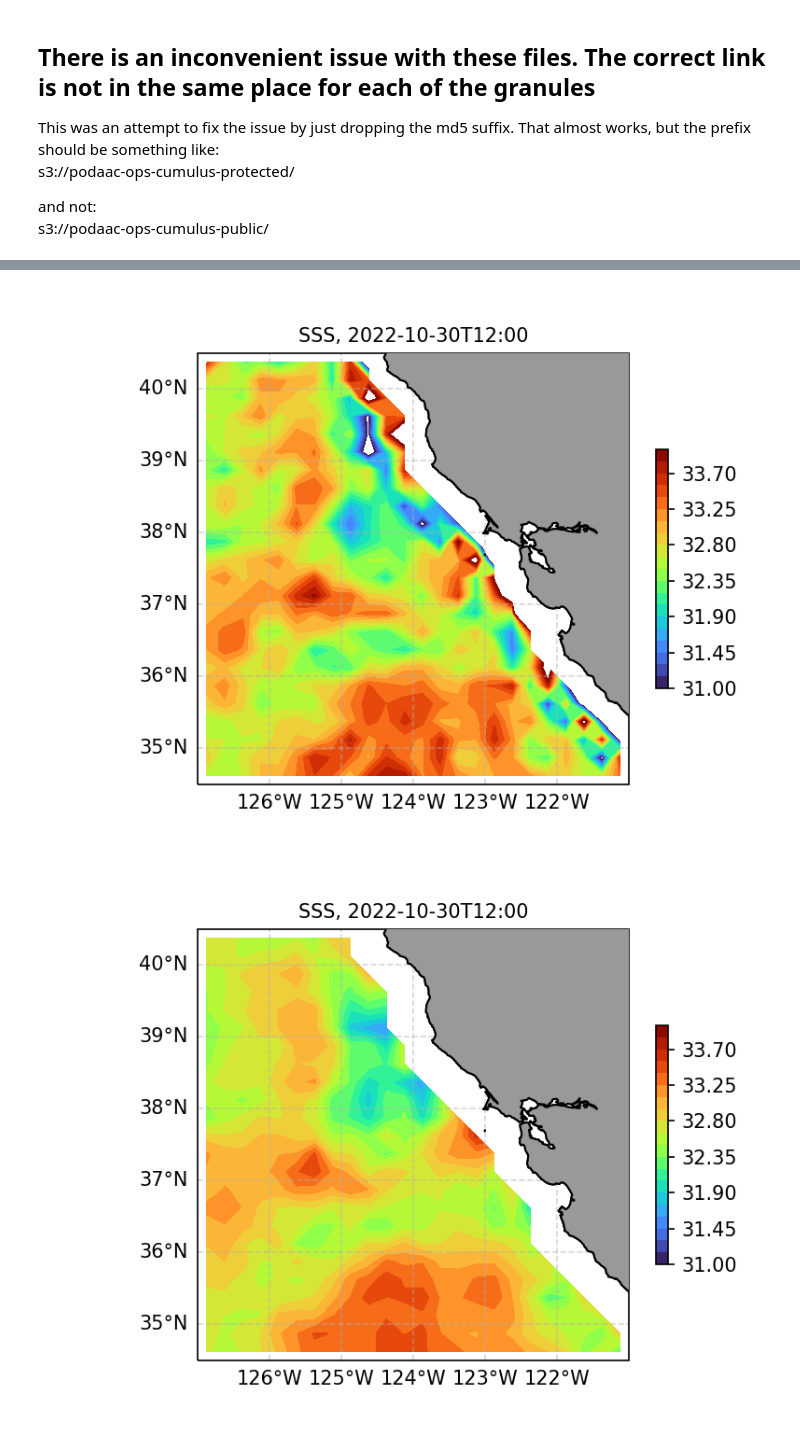
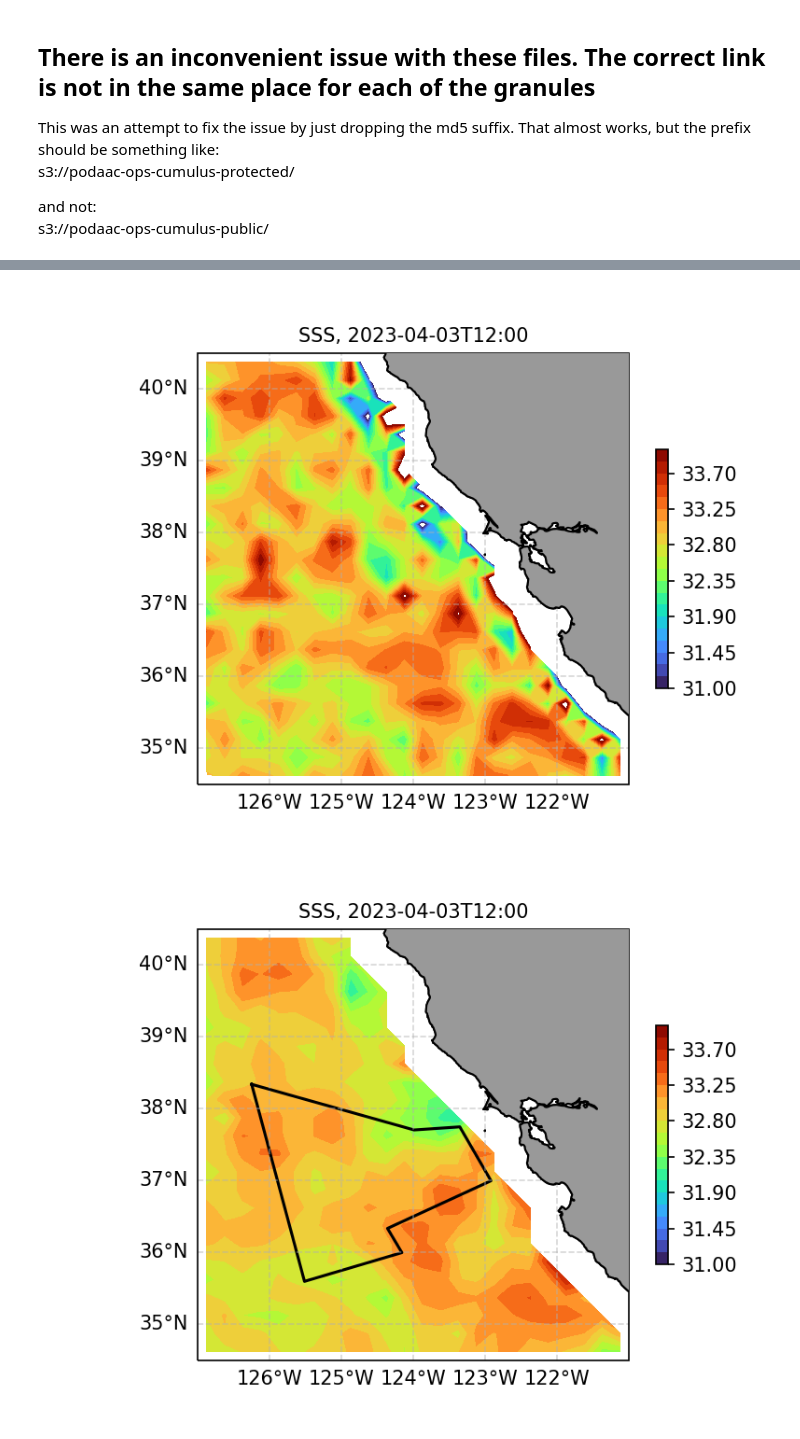
Before and after one commit to jtomfarrar/AWS_EC2_computing_2023, a Jupyter notebook: notebooks/read_SMAP_tom.ipynb, the cells around one changed output, grey strips where cells are left out. Cells and saved outputs as stored; diff of their text form; code cells hidden in the pictures.

```diff
--- a/notebooks/read_SMAP_tom.ipynb
+++ b/notebooks/read_SMAP_tom.ipynb
@@ -76,7 +80,7 @@ s3fs.core.S3FileSystem
 # %%
 # Center location
 #site = 'S-MODE'
-site = 'S-MODE IOP1'
+site = 'S-MODE IOP2'
 #site = 'SPURS-1'
 
 if site == 'S-MODE':
@@ -85,6 +89,11 @@ if site == 'S-MODE':
     dlon = 2.5 # half of box width in lon
     dlat = 1.5 # half of box width in lat
 elif site == 'S-MODE IOP1':
+    lon0 = -124
+    lat0 = 37.5
+    dlon = 3.0 # half of box width in lon
+    dlat = 3.0 # half of box width in lat
+elif site == 'S-MODE IOP2':
     lon0 = -124
     lat0 = 37.5
     dlon = 3.0 # half of box width in lon
@@ -108,13 +117,16 @@ lat_max = lat0 + dlat
 # %%
 if site == 'S-MODE':
     start_time = '2021-10-20T00:00:00Z'
-    end_time = '2021-11-6T00:00:00Z'
+    end_time = '2021-11-06T00:00:00Z'
 elif site == 'S-MODE IOP1':
     start_time = '2022-10-01T00:00:00Z'#
-    end_time = '2022-11-6T00:00:00Z'
+    end_time = '2022-11-06T00:00:00Z'
+elif site == 'S-MODE IOP2':
+    start_time = '2023-03-16T00:00:00Z'#
+    end_time = '2023-05-06T00:00:00Z'
 elif site == 'SPURS-2':
     start_time = '2017-1-05T00:00:00Z'#'2016-8-20T00:00:00Z'
-    end_time = '2017-11-6T00:00:00Z'
+    end_time = '2017-11-06T00:00:00Z'
 elif site == 'SPURS-1':
     start_time = '2012-12-15T00:00:00Z'#'2012-9-15T00:00:00Z'
     end_time = '2013-11-15T00:00:00Z'
@@ -223,7 +236,7 @@ Data variables: (12/19)
     Source_of_ancillary_land_mask:                          1 km land/water m...
     Source_of_ancillary_reference_SSS_from_HYCOM:           Hybrid Coordinate...
 # %%
-ds2 = ds.isel(time=32)
+ds2 = ds.isel(time=-1)
 # This string of the time of the SST selected will be useful
 day_str = np.datetime_as_string(ds2.time,unit='m')
 # %%
@@ -258,40 +271,41 @@ cb.set_label('SST [$\circ$C]',fontsize = 10)
 if savefig:
     plt.savefig(__figdir__+'SMAP_map_40km_' + shortname + '.' +plotfiletype,**savefig_args)
 # %% [output]
-[figure, old version]
+[figure, new version]
 # %%
 fig = plt.figure()
 ax = plt.axes(projection = ccrs.PlateCarree(central_longitude=-125))  # Orthographic
 extent = [lon_min, lon_max,lat_min, lat_max]
 ax.set_extent(extent, crs=ccrs.PlateCarree())
 
 
 plt.set_cmap(cmap=plt.get_cmap('turbo'))
 gl = ax.gridlines(draw_labels=True, dms=True, x_inline=False, y_inline=False, alpha=0.5, linestyle='--')
 gl.top_labels = False
 gl.right_labels = False
 ax.set_title('SSS, ' + day_str, size = 10.)
 
 # Does not do what I think it should:
 ax.minorticks_on()
 ax.tick_params(axis='both',which='both',direction='inout',top=True, right=True)
 
 V=np.linspace(31,34,num=21)
 
 ax.coastlines()
 ax.add_feature(cartopy.feature.LAND, zorder=3, facecolor=[.6,.6,.6], edgecolor='black')
 #cs = ax.pcolormesh(ds2.lon,ds2.lat,ds2.sss_smap_40km.squeeze(),vmin=V[0],vmax=V[1],transform=ccrs.PlateCarree())
 cs = ax.contourf(ds2.lon,ds2.lat,ds2.sss_smap.squeeze(),levels=V,transform=ccrs.PlateCarree())
 # cs = ax.pcolormesh(ds2.lon,ds2.lat,ds2.sea_surface_temperature.squeeze().notnull(),transform=ccrs.PlateCarree())
 cb = plt.colorbar(cs,fraction = 0.022,extend='both')
 cb.set_label('SST [$\circ$C]',fontsize = 10)
+functions.plot_ops_area_IOP2(ax,transform=ccrs.PlateCarree(),color='k')
 
 
 # Export figure
 if savefig:
     plt.savefig(__figdir__+'SMAP_map_' + shortname + '.' +plotfiletype,**savefig_args)
 # %% [output]
-[figure, old version]
+[figure, new version]
 # %%
 # Write the subsetted data set to a netcdf file
 #ds2.to_netcdf('../data/processed/sss_outfile.nc',format="NETCDF4")
```
Also changed, not shown: parts of 8 cells of this notebook, 7 other files.
